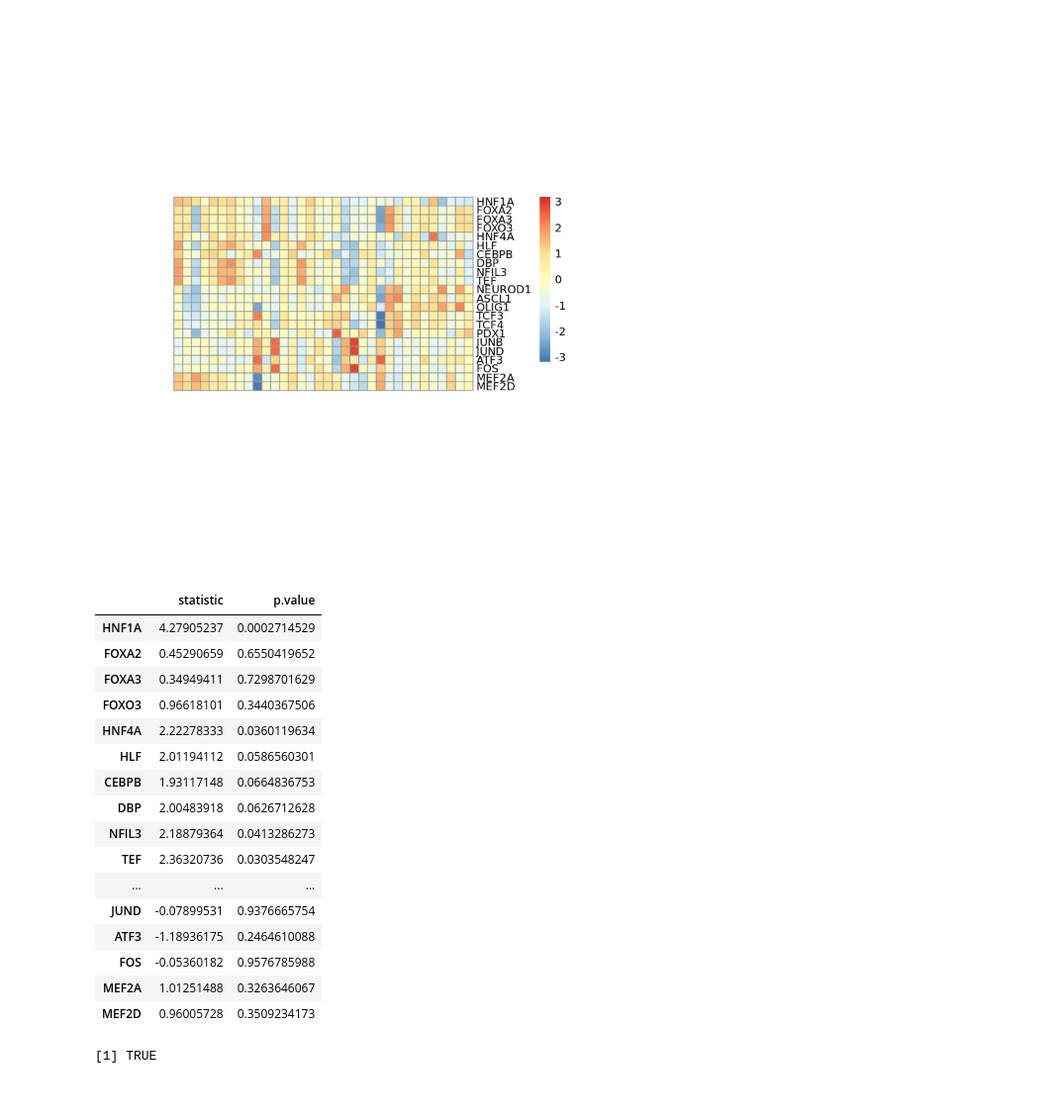
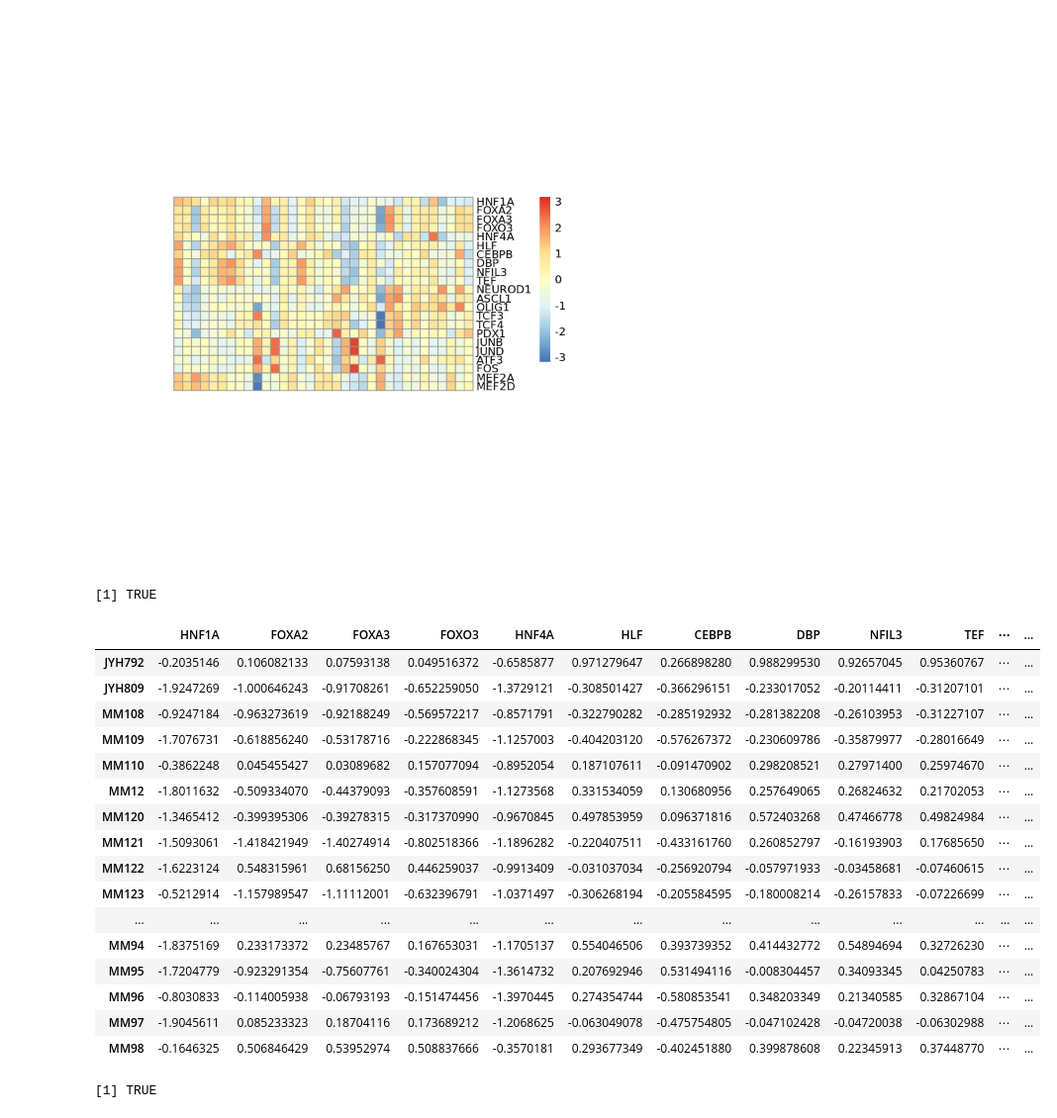
Before and after one commit to gaoweiwang/Islet_snATACseq, a Jupyter notebook: downstream_analysis.ipynb, the cells around one changed output. Shown at 99% size. Saved outputs shown, nothing was run; the diff lists cells and outputs as text; code cells hidden in the pictures.

```diff
--- a/downstream_analysis.ipynb
+++ b/downstream_analysis.ipynb
@@ -1339,35 +1343,46 @@ TF_temp2=TF_temp1[c(4,14,13,3,16,15,8,2,20,9,10,11,7,21,22,5,17,18,12,1,19,6),]
 pheatmap(TF_temp2,scale="row",show_colnames=FALSE,cluster_rows = FALSE,cluster_cols = FALSE, fontsize_col=6.8,cellwidth=8,cellheight=8)
 # %% [output]
 [figure]
-# %%
-#######t test
-P=matrix(0,dim(TF_temp2)[1],2)
-rownames(P)=rownames(TF_temp2)
-for (i in 1:dim(TF_temp2)[1]){
-  temp=t.test(TF_temp2[i,1:11],TF_temp2[i,19:34])
-  P[i,1]=temp$statistic
-  P[i,2]=temp$p.value
-}
-colnames(P)=c('statistic','p.value')
-P
-# %% [output]
-|  | statistic | p.value |
-| HNF1A | 4.27905237 | 0.0002714529 |
-| FOXA2 | 0.45290659 | 0.6550419652 |
-| FOXA3 | 0.34949411 | 0.7298701629 |
-| FOXO3 | 0.96618101 | 0.3440367506 |
-| HNF4A | 2.22278333 | 0.0360119634 |
-| HLF | 2.01194112 | 0.0586560301 |
-| CEBPB | 1.93117148 | 0.0664836753 |
-| DBP | 2.00483918 | 0.0626712628 |
-| NFIL3 | 2.18879364 | 0.0413286273 |
-| TEF | 2.36320736 | 0.0303548247 |
-| ... | ... | ... |
-| JUND | -0.07899531 | 0.9376665754 |
-| ATF3 | -1.18936175 | 0.2464610088 |
-| FOS | -0.05360182 | 0.9576785988 |
-| MEF2A | 1.01251488 | 0.3263646067 |
-| MEF2D | 0.96005728 | 0.3509234173 |
+# %%
+TF_data=as.data.frame(t(TF_temp2))
+TF_data=TF_data[order(rownames(TF_data)),]
+
+C=read.csv('/oasis/tscc/scratch/gaw006/share/biobank_snATACseq/final_meta_2.csv')
+keep=(C$donor %in% rownames(TF_data))
+C=C[keep,]
+C=C[order(C$donor),]
+all(C$donor==rownames(TF_data))
+
+### add clinical infromation to each donor
+TF_data$Disease=C$Sample.Description.Name
+TF_data$method=C$Freezing.storage.method
+TF_data$center=C$Center
+TF_data$islet.index=C$islet.index
+TF_data$age=C$Age
+TF_data$gender=C$Gender
+TF_data$BMI=C$BMI
+TF_data$HbA1c=C$HbA1c
+TF_data$Purity=C$Purity
+TF_data
+# %% [output]
+[1] TRUE
+|  | HNF1A | FOXA2 | FOXA3 | FOXO3 | HNF4A | HLF | CEBPB | DBP | NFIL3 | TEF | ⋯ | ... |
+| JYH792 | -0.2035146 | 0.106082133 | 0.07593138 | 0.049516372 | -0.6585877 | 0.971279647 | 0.266898280 | 0.988299530 | 0.92657045 | 0.95360767 | ⋯ | ... |
+| JYH809 | -1.9247269 | -1.000646243 | -0.91708261 | -0.652259050 | -1.3729121 | -0.308501427 | -0.366296151 | -0.233017052 | -0.20114411 | -0.31207101 | ⋯ | ... |
+| MM108 | -0.9247184 | -0.963273619 | -0.92188249 | -0.569572217 | -0.8571791 | -0.322790282 | -0.285192932 | -0.281382208 | -0.26103953 | -0.31227107 | ⋯ | ... |
+| MM109 | -1.7076731 | -0.618856240 | -0.53178716 | -0.222868345 | -1.1257003 | -0.404203120 | -0.576267372 | -0.230609786 | -0.35879977 | -0.28016649 | ⋯ | ... |
+| MM110 | -0.3862248 | 0.045455427 | 0.03089682 | 0.157077094 | -0.8952054 | 0.187107611 | -0.091470902 | 0.298208521 | 0.27971400 | 0.25974670 | ⋯ | ... |
+| MM12 | -1.8011632 | -0.509334070 | -0.44379093 | -0.357608591 | -1.1273568 | 0.331534059 | 0.130680956 | 0.257649065 | 0.26824632 | 0.21702053 | ⋯ | ... |
+| MM120 | -1.3465412 | -0.399395306 | -0.39278315 | -0.317370990 | -0.9670845 | 0.497853959 | 0.096371816 | 0.572403268 | 0.47466778 | 0.49824984 | ⋯ | ... |
+| MM121 | -1.5093061 | -1.418421949 | -1.40274914 | -0.802518366 | -1.1896282 | -0.220407511 | -0.433161760 | 0.260852797 | -0.16193903 | 0.17685650 | ⋯ | ... |
+| MM122 | -1.6223124 | 0.548315961 | 0.68156250 | 0.446259037 | -0.9913409 | -0.031037034 | -0.256920794 | -0.057971933 | -0.03458681 | -0.07460615 | ⋯ | ... |
+| MM123 | -0.5212914 | -1.157989547 | -1.11112001 | -0.632396791 | -1.0371497 | -0.306268194 | -0.205584595 | -0.180008214 | -0.26157833 | -0.07226699 | ⋯ | ... |
+| ... | ... | ... | ... | ... | ... | ... | ... | ... | ... | ... | ... | ... |
+| MM94 | -1.8375169 | 0.233173372 | 0.23485767 | 0.167653031 | -1.1705137 | 0.554046506 | 0.393739352 | 0.414432772 | 0.54894694 | 0.32726230 | ⋯ | ... |
+| MM95 | -1.7204779 | -0.923291354 | -0.75607761 | -0.340024304 | -1.3614732 | 0.207692946 | 0.531494116 | -0.008304457 | 0.34093345 | 0.04250783 | ⋯ | ... |
+| MM96 | -0.8030833 | -0.114005938 | -0.06793193 | -0.151474456 | -1.3970445 | 0.274354744 | -0.580853541 | 0.348203349 | 0.21340585 | 0.32867104 | ⋯ | ... |
+| MM97 | -1.9045611 | 0.085233323 | 0.18704116 | 0.173689212 | -1.2068625 | -0.063049078 | -0.475754805 | -0.047102428 | -0.04720038 | -0.06302988 | ⋯ | ... |
+| MM98 | -0.1646325 | 0.506846429 | 0.53952974 | 0.508837666 | -0.3570181 | 0.293677349 | -0.402451880 | 0.399878608 | 0.22345913 | 0.37448770 | ⋯ | ... |
 # %%
 ###########TF plot
 rm(list = ls())
```
Also changed, not shown: parts of 10 cells of this notebook.
